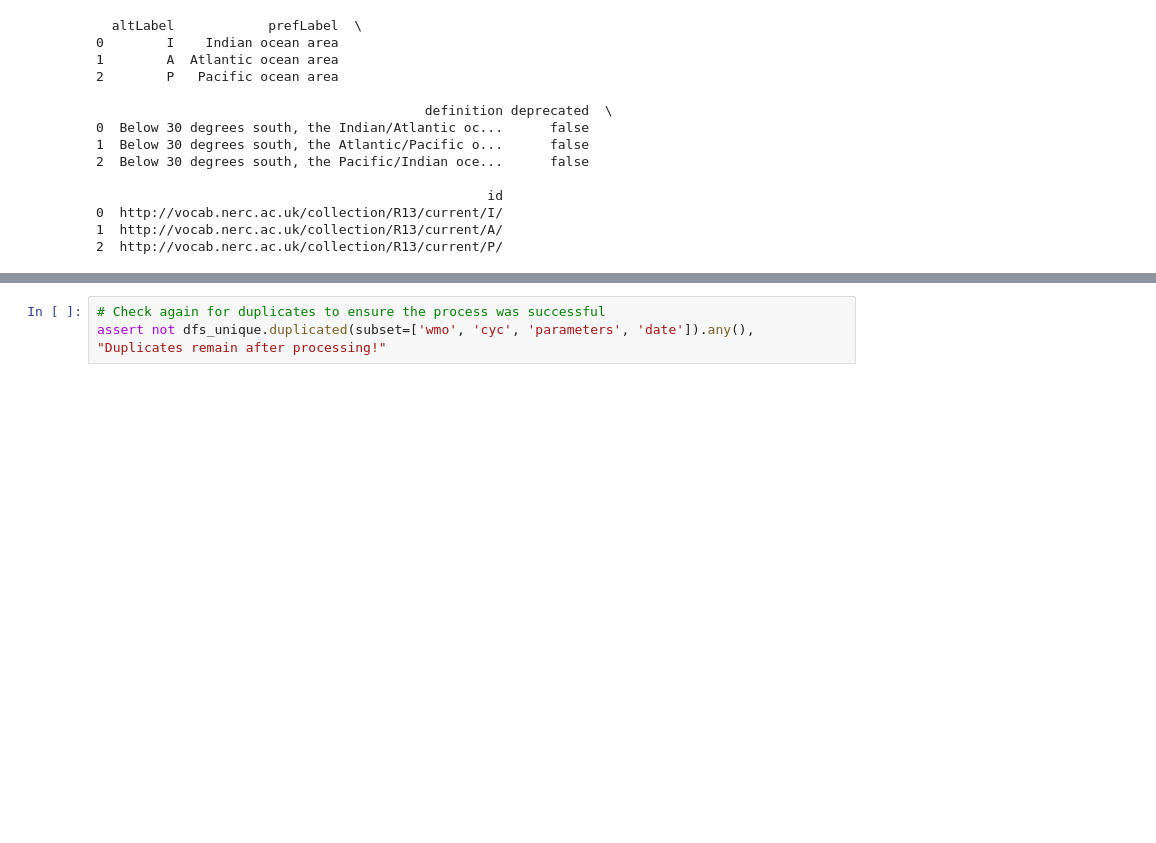
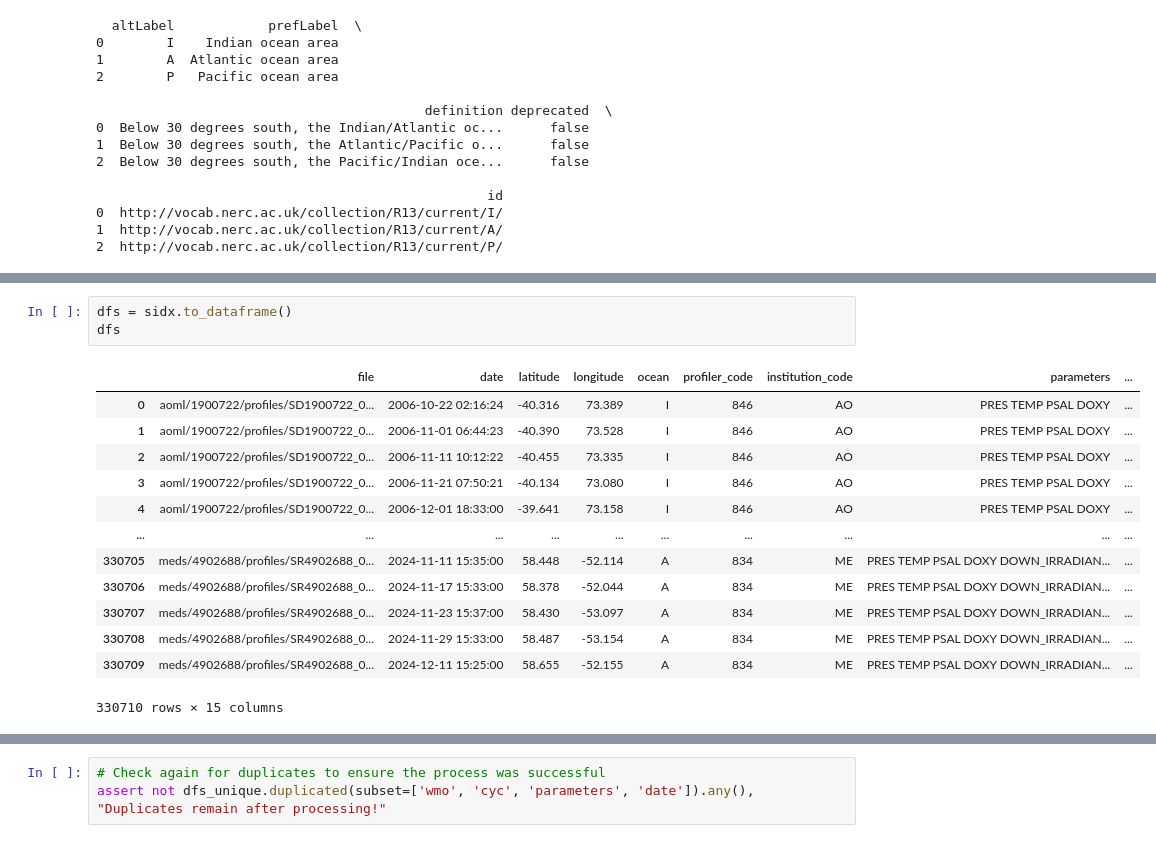
Before and after one commit to cywhale/argo, a Jupyter notebook: dev/argo_writedb01.ipynb, the cells around one changed output, grey strips where cells are left out. Saved outputs shown, nothing was run; the diff lists cells and outputs as text; blank space fills up the shorter version.

```diff
--- a/dev/argo_writedb01.ipynb
+++ b/dev/argo_writedb01.ipynb
@@ -96 +157,18 @@ In memory: True (330287 records)
 Searched: False
+# %%
+dfs = sidx.to_dataframe()
+dfs
+# %% [output]
+|  | file | date | latitude | longitude | ocean | profiler_code | institution_code | parameters | ... |
+| 0 | aoml/1900722/profiles/SD1900722_0... | 2006-10-22 02:16:24 | -40.316 | 73.389 | I | 846 | AO | PRES TEMP PSAL DOXY | ... |
+| 1 | aoml/1900722/profiles/SD1900722_0... | 2006-11-01 06:44:23 | -40.390 | 73.528 | I | 846 | AO | PRES TEMP PSAL DOXY | ... |
+| 2 | aoml/1900722/profiles/SD1900722_0... | 2006-11-11 10:12:22 | -40.455 | 73.335 | I | 846 | AO | PRES TEMP PSAL DOXY | ... |
+| 3 | aoml/1900722/profiles/SD1900722_0... | 2006-11-21 07:50:21 | -40.134 | 73.080 | I | 846 | AO | PRES TEMP PSAL DOXY | ... |
+| 4 | aoml/1900722/profiles/SD1900722_0... | 2006-12-01 18:33:00 | -39.641 | 73.158 | I | 846 | AO | PRES TEMP PSAL DOXY | ... |
+| ... | ... | ... | ... | ... | ... | ... | ... | ... | ... |
+| 330705 | meds/4902688/profiles/SR4902688_0... | 2024-11-11 15:35:00 | 58.448 | -52.114 | A | 834 | ME | PRES TEMP PSAL DOXY DOWN_IRRADIAN... | ... |
+| 330706 | meds/4902688/profiles/SR4902688_0... | 2024-11-17 15:33:00 | 58.378 | -52.044 | A | 834 | ME | PRES TEMP PSAL DOXY DOWN_IRRADIAN... | ... |
+| 330707 | meds/4902688/profiles/SR4902688_0... | 2024-11-23 15:37:00 | 58.430 | -53.097 | A | 834 | ME | PRES TEMP PSAL DOXY DOWN_IRRADIAN... | ... |
+| 330708 | meds/4902688/profiles/SR4902688_0... | 2024-11-29 15:33:00 | 58.487 | -53.154 | A | 834 | ME | PRES TEMP PSAL DOXY DOWN_IRRADIAN... | ... |
+| 330709 | meds/4902688/profiles/SR4902688_0... | 2024-12-11 15:25:00 | 58.655 | -52.155 | A | 834 | ME | PRES TEMP PSAL DOXY DOWN_IRRADIAN... | ... |
+330710 rows × 15 columns
```
Also changed, not shown: parts of 19 cells of this notebook, 2 other files.
